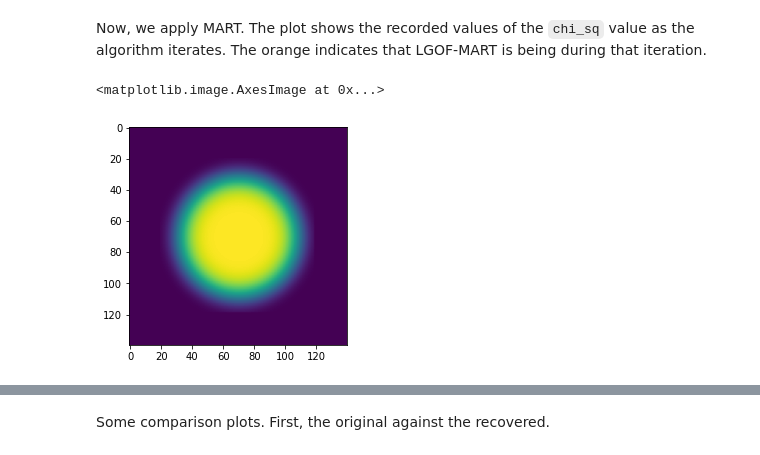
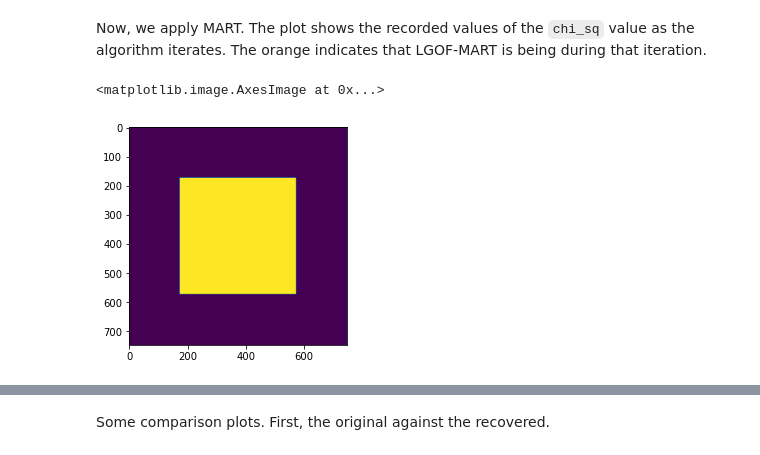
Before and after one commit to Kankelborg-Group/ESIS, a Jupyter notebook: esis/data/inversion/mart/test_mart.ipynb, the cells around one changed output, grey strips where cells are left out. Saved outputs shown, nothing was run; the diff lists cells and outputs as text; code cells hidden in the pictures.

```diff
--- a/esis/data/inversion/mart/test_mart.ipynb
+++ b/esis/data/inversion/mart/test_mart.ipynb
@@ -84,15 +88,19 @@ Window Region to deal with ill rotation effects
 # %%
-x,y = kgpy_img.get_img_coords(region[...,0])
-x0,y0 = [region.shape[0] // 2, region.shape[1] //2]
-len_scl = min(region.shape[0]-border,region.shape[1]-border)/3
-print(len_scl)
-window = np.exp(-(np.sqrt(np.square(x-x0) + np.square(y-y0))/len_scl)**(6))
-window=window.T
-# window = np.ones_like(window)
+# Window Code if so desired
 
-fig, ax = plt.subplots()
-ax.imshow(window)
 
-window = np.resize(window[None,:,:],(region.shape[-1],window.shape[0],window.shape[1]))
-window = np.moveaxis(window, 0, -1)
-region *= window
+
+# x,y = kgpy_img.get_img_coords(region[...,0])
+# x0,y0 = [region.shape[0] // 2, region.shape[1] //2]
+# len_scl = min(region.shape[0]-border,region.shape[1]-border)/3
+# print(len_scl)
+# window = np.exp(-(np.sqrt(np.square(x-x0) + np.square(y-y0))/len_scl)**(6))
+# window=window.T
+# # window = np.ones_like(window)
+#
+# fig, ax = plt.subplots()
+# ax.imshow(window)
+#
+# window = np.resize(window[None,:,:],(region.shape[-1],window.shape[0],window.shape[1]))
+# window = np.moveaxis(window, 0, -1)
+# # region *= window
@@ -163,17 +168,18 @@ Now, we apply MART. The plot shows the recorded values of the `chi_sq` value as
 The orange indicates that LGOF-MART is being during that iteration.
 # %%
 # generate a guess
-guess = np.ones_like(region) * intensity.max()  * window
+guess = np.ones_like(region) * intensity.max()
+# guess *= window
 soft_border = border
 guess[:soft_border, :, :] = 0
 guess[~soft_border:, :, :] =0
 guess[:, :soft_border, :] = 0
 guess[:, ~soft_border:, :] =0
 
 fig, ax = plt.subplots()
 ax.imshow(guess[...,0])
 # %% [output]
 <matplotlib.image.AxesImage at 0x...>
-[figure, old version]
+[figure, new version]
 # %%
 mart_obj = mart.MART(
```
Also changed, not shown: parts of 15 cells of this notebook, 17 other files.
